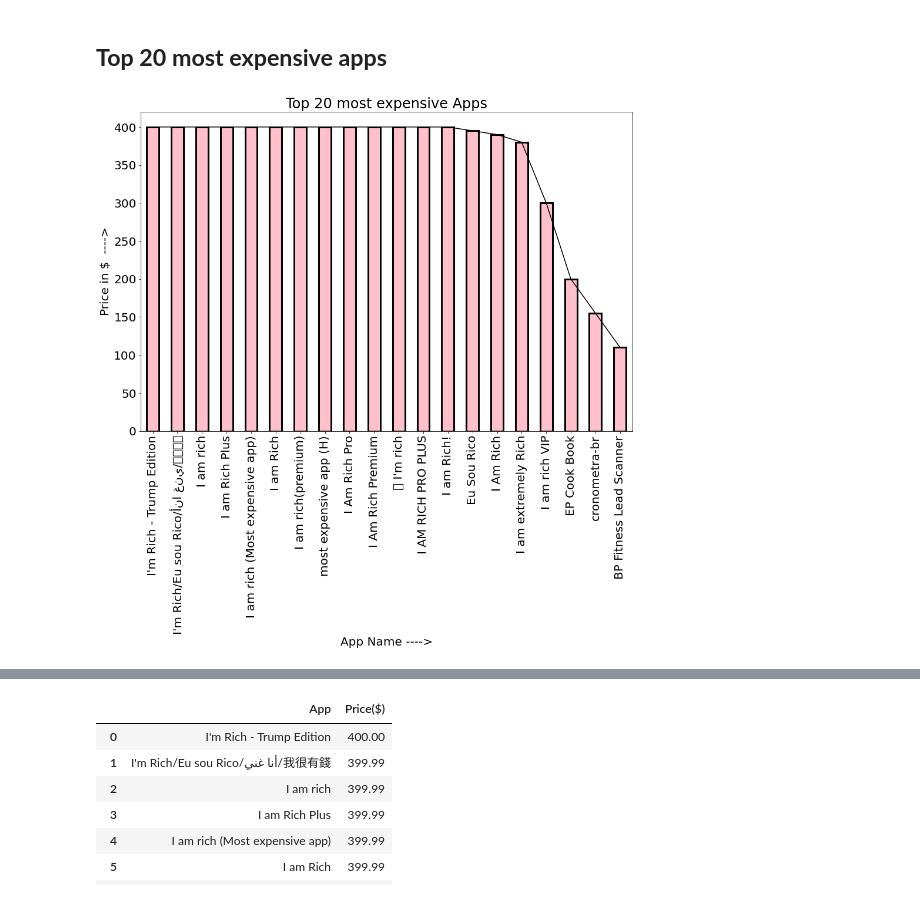
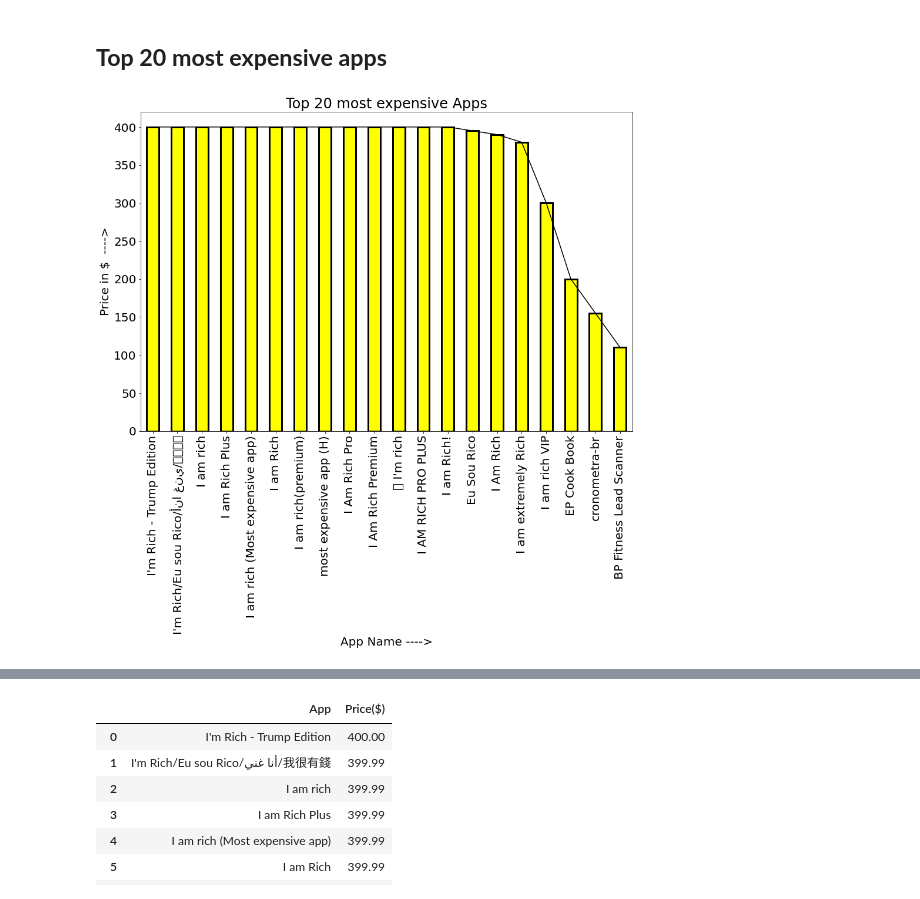
Before and after one commit to amol004/Google-Play-Store-EDA, a Jupyter notebook: Capstone_project_Google_play_store_review_analysis_(EDA)_Notebook_{Amol_Thakur}.ipynb, the cells around one changed output, grey strips where cells are left out. Drawn from its saved outputs; the diff is of its cells as text; code cells hidden in the pictures.

```diff
--- a/Capstone_project_Google_play_store_review_analysis_(EDA)_Notebook_{Amol_Thakur}.ipynb
+++ b/Capstone_project_Google_play_store_review_analysis_(EDA)_Notebook_{Amol_Thakur}.ipynb
@@ -533,14 +533,14 @@ plt.title("Number of times an app has been installed",fontsize=18); # Title
 # %%
 # Finding out top 20 most expensive apps using barplot
 plt.rcParams['figure.figsize']=(15,10) # figure size
 # performing bivariate analysis using groupby on column 'App' and 'Price'
 bb=play_df.groupby('App')['Price($)'].mean().sort_values(ascending=False).head(20)
 # .mean() method is used to generate average price values
 cc=pd.DataFrame(bb) # transforming our values into a seperate dataframe
 bb.plot(color='black') # command to initalize black line present over bars
-bb.plot(kind='bar',color=['pink'],linewidth=3,edgecolor='black') # command to initalize bar plot using matplotlib
+bb.plot(kind='bar',color=['yellow'],linewidth=3,edgecolor='black') # command to initalize bar plot using matplotlib
 plt.title('Top 20 most expensive Apps') #title
 plt.ylabel('Price in $  ---->') # y axis label
 plt.xlabel('App Name ---->'); # x axis label
 # %% [output]
-[figure, old version]
+[figure, new version]
```
Also changed, not shown: parts of 6 cells of this notebook.
